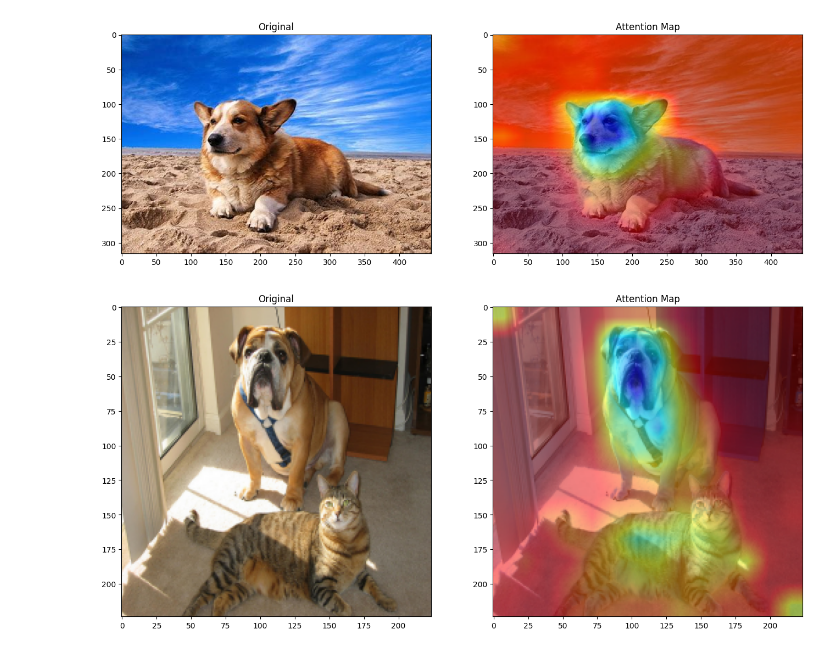
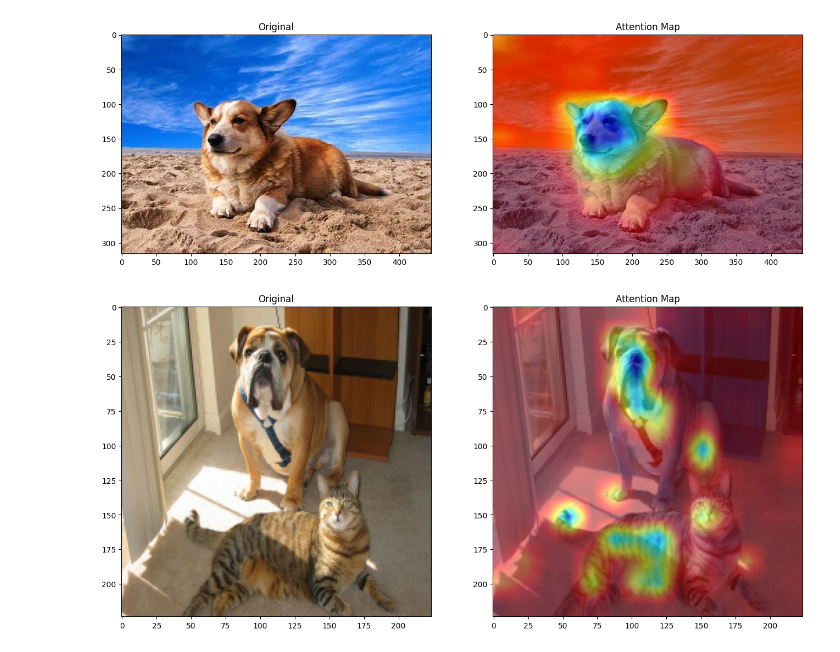
Before and after one commit to momoth12/Project-Explainability-for-Vision-Transformers, a Jupyter notebook: vit_explain.ipynb, the cells around one changed output. Saved outputs shown, nothing was run; the diff lists cells and outputs as text; code cells hidden in the pictures.

Commit message:
test_on_images

```diff
--- a/vit_explain.ipynb
+++ b/vit_explain.ipynb
@@ -20,7 +20,7 @@ from vit_grad_rollout import VITAttentionGradRollout
 # %% [markdown]
 ## Define Constants
 # %%
-DEVICE = "cuda" if torch.cuda.is_available() else "cpu"
+DEVICE = "cpu"
 print(f"Using {DEVICE}")
 
 IMAGE_SIZE = 224
@@ -119,32 +119,34 @@ _ = ax2.imshow(mask)
 Using attention_rollout
 [figure]
 # %%
+rollout_strategy = "grad_attention_rollout" #@param ["attention_rollout", "grad_attention_rollout"]
 
 input_tensor2  = preprocess_image("both.png", transform)
 
 if rollout_strategy == "grad_attention_rollout" and category_index < 0:
     raise Exception("Category index is mandatory when using Gradient Attention Rollout")
 
 elif rollout_strategy == "grad_attention_rollout" and category_index > 0:
     grad_rollout = VITAttentionGradRollout(model, discard_ratio=DISCARD_RATIO)
     mask = grad_rollout(input_tensor2, category_index)
     name = "grad_rollout_{}_{:.3f}_{}.png".format(category_index,
         DISCARD_RATIO, "mean")
 
 elif rollout_strategy == "attention_rollout":
     attention_rollout = VITAttentionRollout(model, discard_ratio=DISCARD_RATIO)
     mask = attention_rollout(input_tensor)
     name = "attention_rollout_{:.3f}_{}.png".format(DISCARD_RATIO, "mean")
 img=Image.open('both.png')
 np_img = np.array(img)[:, :, ::-1]
 mask = cv2.resize(mask, (np_img.shape[1], np_img.shape[0]))
 mask = show_mask_on_image(np_img, mask)
 
+
 fig, (ax1, ax2) = plt.subplots(ncols=2, figsize=(16, 16))
 
 ax1.set_title('Original')
 ax2.set_title('Attention Map')
 _ = ax1.imshow(img)
 _ = ax2.imshow(mask)
 # %% [output]
-[figure, old version]
+[figure, new version]
```
Also changed, not shown: parts of 3 cells of this notebook, 1 other file.
